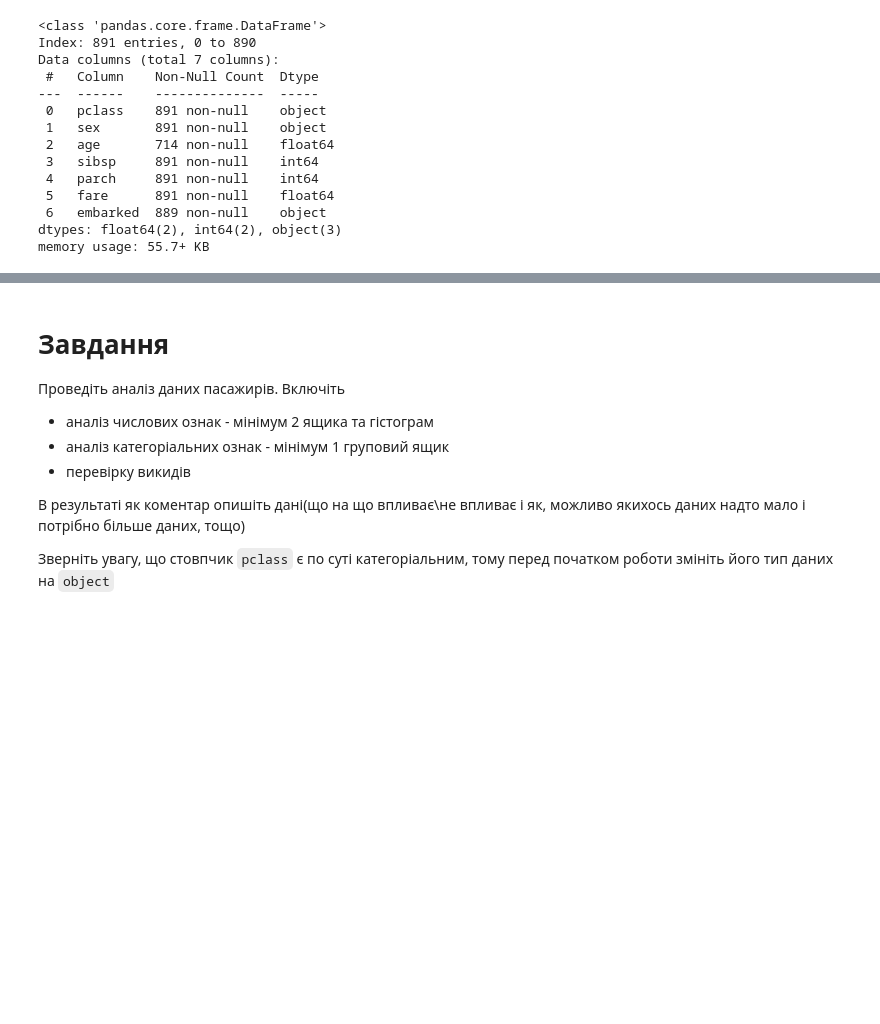
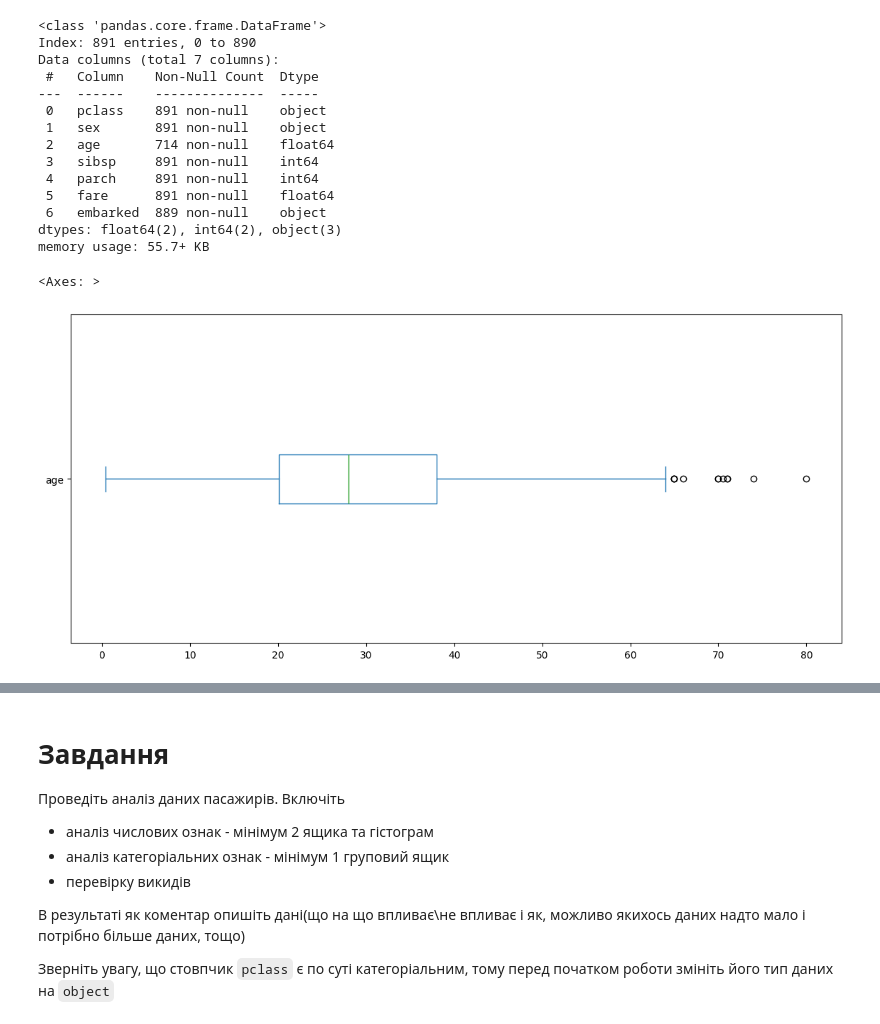
Before and after one commit to Margo-s-M/AI_Colab, a Jupyter notebook: ДЗ_5.ipynb, the cells around one changed output, grey strips where cells are left out. Drawn from its saved outputs; the diff is of its cells as text; code cells hidden in the pictures; blank space fills up the shorter version.

```diff
--- a/ДЗ_5.ipynb
+++ b/ДЗ_5.ipynb
@@ -75,3 +75,8 @@ Data columns (total 7 columns):
  6   embarked  889 non-null    object
 dtypes: float64(2), int64(2), object(3)
 memory usage: 55.7+ KB
+# %%
+df['age'].plot(kind='box', vert=False, figsize=(14,6))
+# %% [output]
+<Axes: >
+[figure, added]
```
Also changed, not shown: parts of 1 cell of this notebook.
